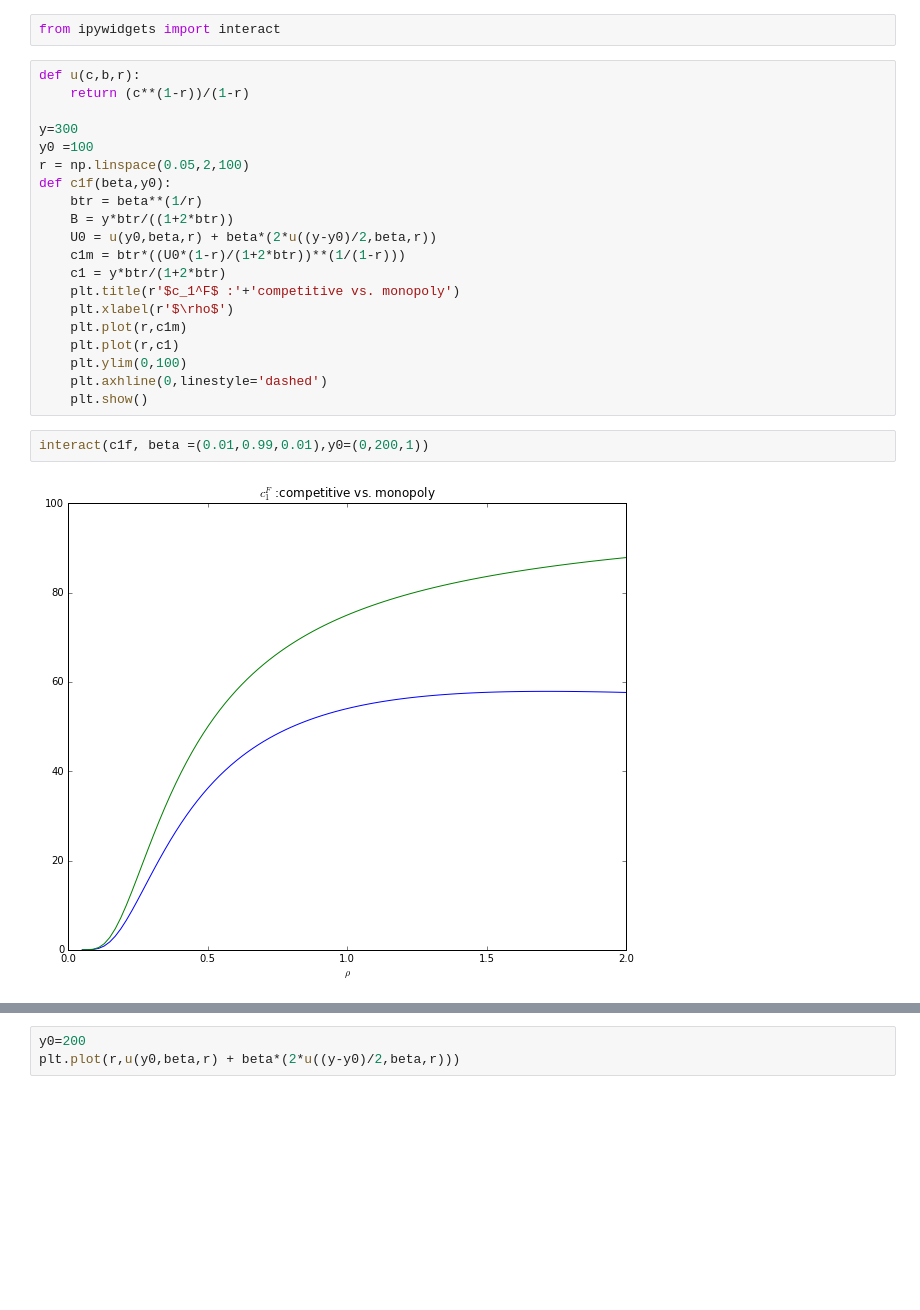
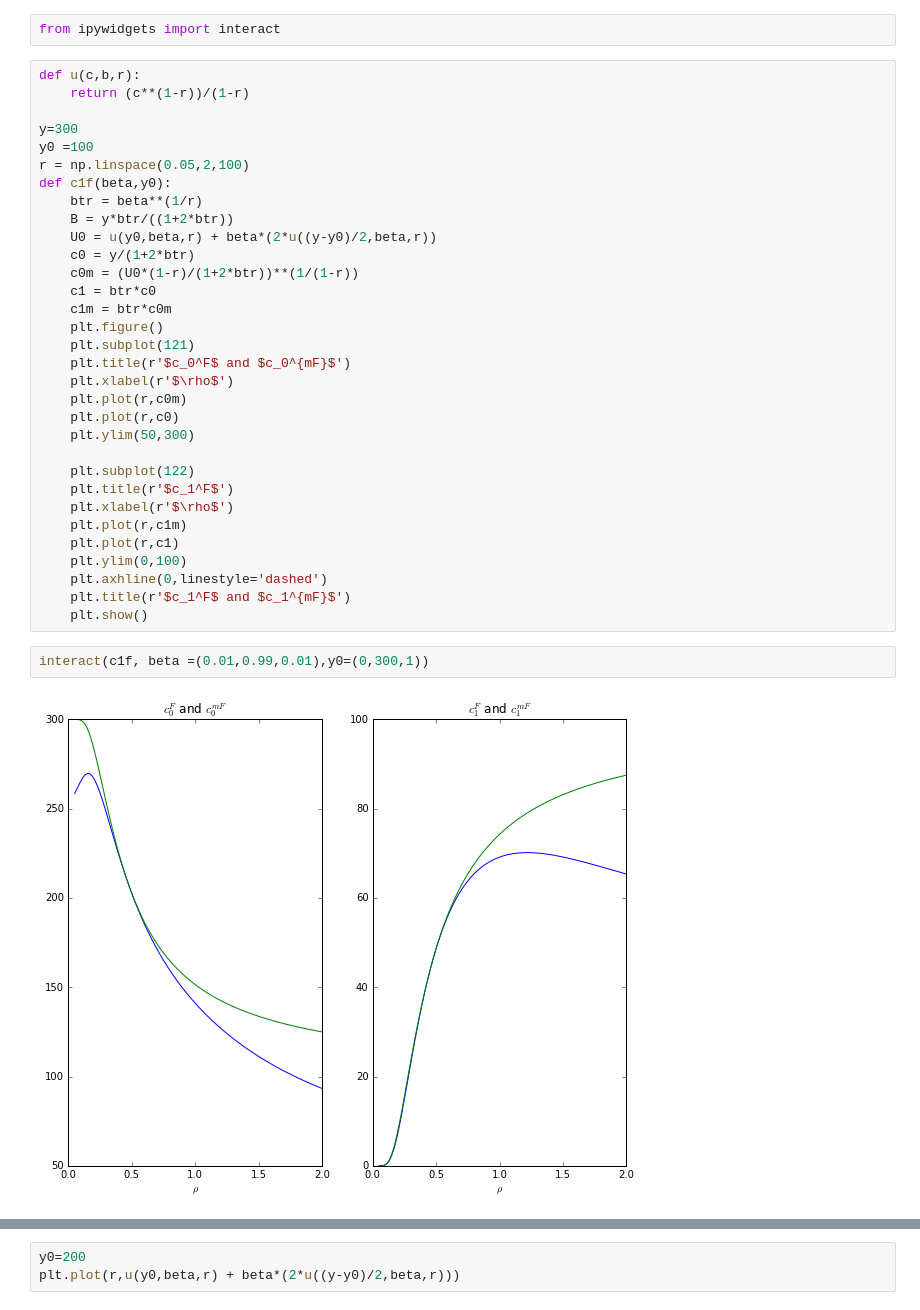
Before and after one commit to jhconning/renegotiation, a Jupyter notebook: new2017.ipynb, the cells around one changed output, grey strips where cells are left out. Cells and saved outputs as stored; diff of their text form; blank space fills up the shorter version.

Commit message:
added kbar plots

```diff
--- a/new2017.ipynb
+++ b/new2017.ipynb
@@ -67,16 +67,28 @@ def c1f(beta,y0):
     btr = beta**(1/r)
     B = y*btr/((1+2*btr))
     U0 = u(y0,beta,r) + beta*(2*u((y-y0)/2,beta,r))
-    c1m = btr*((U0*(1-r)/(1+2*btr))**(1/(1-r)))
-    c1 = y*btr/(1+2*btr)
-    plt.title(r'$c_1^F$ :'+'competitive vs. monopoly')
+    c0 = y/(1+2*btr)
+    c0m = (U0*(1-r)/(1+2*btr))**(1/(1-r))
+    c1 = btr*c0
+    c1m = btr*c0m
+    plt.figure()
+    plt.subplot(121)
+    plt.title(r'$c_0^F$ and $c_0^{mF}$')
+    plt.xlabel(r'$\rho$')
+    plt.plot(r,c0m)
+    plt.plot(r,c0)
+    plt.ylim(50,300)
+
+    plt.subplot(122)
+    plt.title(r'$c_1^F$')
     plt.xlabel(r'$\rho$')
     plt.plot(r,c1m)
     plt.plot(r,c1)
     plt.ylim(0,100)
     plt.axhline(0,linestyle='dashed')
+    plt.title(r'$c_1^F$ and $c_1^{mF}$')
     plt.show()
 # %%
-interact(c1f, beta =(0.01,0.99,0.01),y0=(0,200,1))
+interact(c1f, beta =(0.01,0.99,0.01),y0=(0,300,1))
 # %% [output]
-[figure, old version]
+[figure, new version]
```
Also changed, not shown: parts of 5 cells of this notebook.
